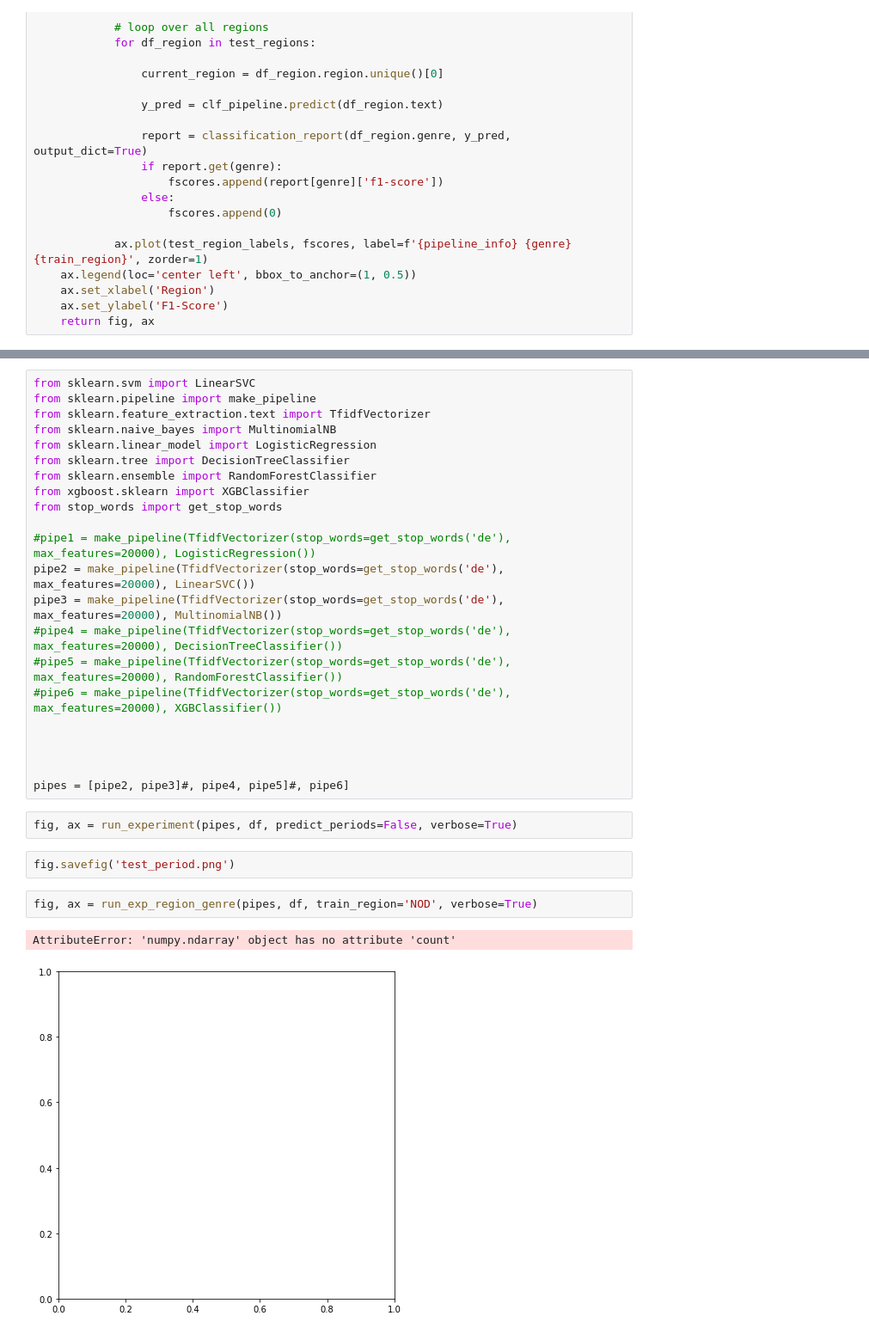
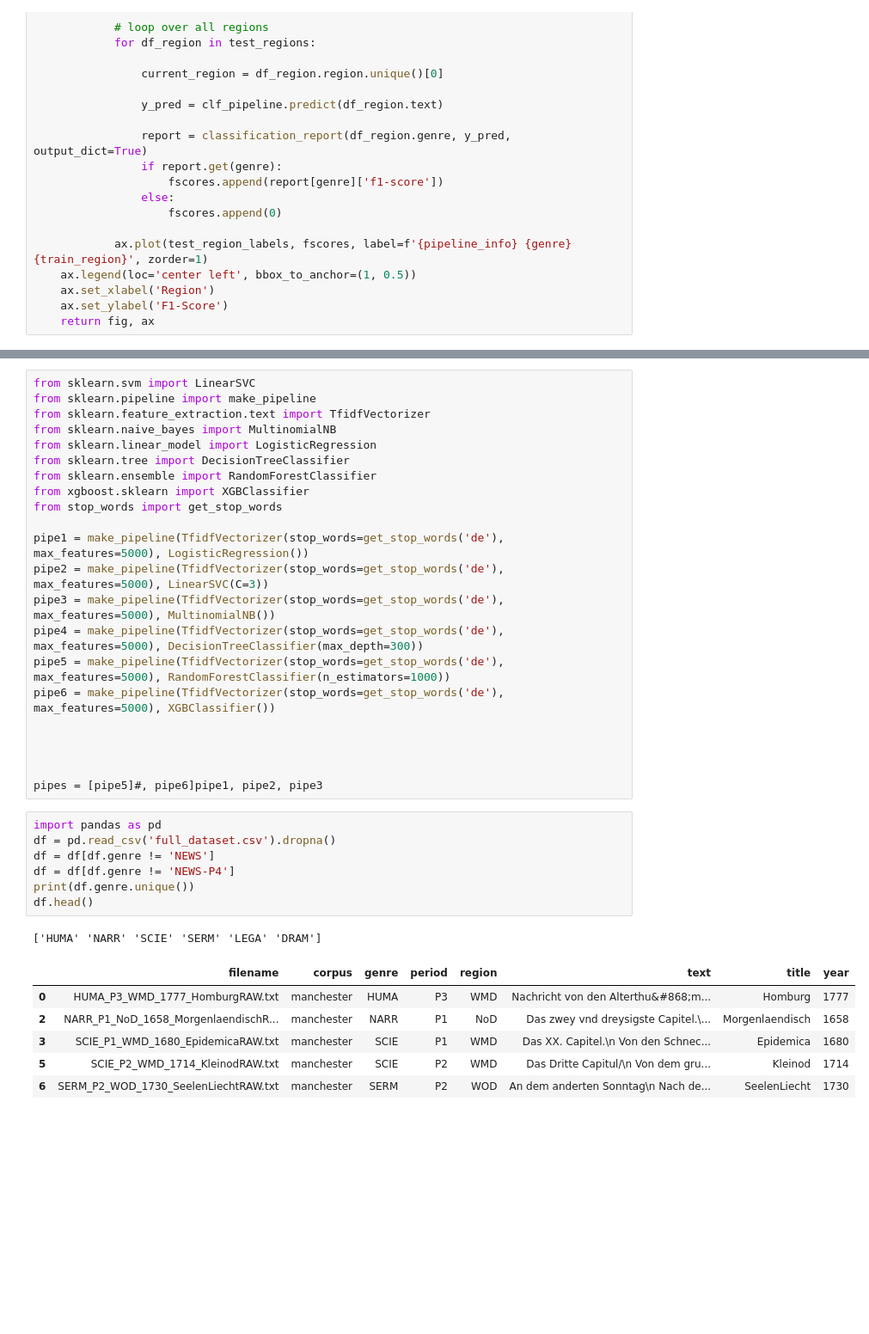
Before and after one commit to LennartKeller/TextklassifikationsProjekt2019, a Jupyter notebook: Concept.ipynb, the cells around one changed output, grey strips where cells are left out. Shown at 86% size. Saved outputs shown, nothing was run; the diff lists cells and outputs as text; blank space fills up the shorter version.

```diff
--- a/Concept.ipynb
+++ b/Concept.ipynb
@@ -339,24 +378,30 @@ from sklearn.ensemble import RandomForestClassifier
 from xgboost.sklearn import XGBClassifier
 from stop_words import get_stop_words
 
-#pipe1 = make_pipeline(TfidfVectorizer(stop_words=get_stop_words('de'), max_features=20000), LogisticRegression())
-pipe2 = make_pipeline(TfidfVectorizer(stop_words=get_stop_words('de'), max_features=20000), LinearSVC())
-pipe3 = make_pipeline(TfidfVectorizer(stop_words=get_stop_words('de'), max_features=20000), MultinomialNB())
-#pipe4 = make_pipeline(TfidfVectorizer(stop_words=get_stop_words('de'), max_features=20000), DecisionTreeClassifier())
-#pipe5 = make_pipeline(TfidfVectorizer(stop_words=get_stop_words('de'), max_features=20000), RandomForestClassifier())
-#pipe6 = make_pipeline(TfidfVectorizer(stop_words=get_stop_words('de'), max_features=20000), XGBClassifier())
+pipe1 = make_pipeline(TfidfVectorizer(stop_words=get_stop_words('de'), max_features=5000), LogisticRegression())
+pipe2 = make_pipeline(TfidfVectorizer(stop_words=get_stop_words('de'), max_features=5000), LinearSVC(C=3))
+pipe3 = make_pipeline(TfidfVectorizer(stop_words=get_stop_words('de'), max_features=5000), MultinomialNB())
+pipe4 = make_pipeline(TfidfVectorizer(stop_words=get_stop_words('de'), max_features=5000), DecisionTreeClassifier(max_depth=300))
+pipe5 = make_pipeline(TfidfVectorizer(stop_words=get_stop_words('de'), max_features=5000), RandomForestClassifier(n_estimators=1000))
+pipe6 = make_pipeline(TfidfVectorizer(stop_words=get_stop_words('de'), max_features=5000), XGBClassifier())
 
 
 
 
-pipes = [pipe2, pipe3]#, pipe4, pipe5]#, pipe6]
+pipes = [pipe5]#, pipe6]pipe1, pipe2, pipe3
-# %%
-fig, ax = run_experiment(pipes, df, predict_periods=False, verbose=True)
-# %%
-fig.savefig('test_period.png')
-# %%
-fig, ax = run_exp_region_genre(pipes, df, train_region='NOD', verbose=True)
-# %% [output]
-AttributeError: 'numpy.ndarray' object has no attribute 'count'
-[figure, removed]
+# %%
+import pandas as pd
+df = pd.read_csv('full_dataset.csv').dropna()
+df = df[df.genre != 'NEWS']
+df = df[df.genre != 'NEWS-P4']
+print(df.genre.unique())
+df.head()
+# %% [output]
+['HUMA' 'NARR' 'SCIE' 'SERM' 'LEGA' 'DRAM']
+|  | filename | corpus | genre | period | region | text | title | year |
+| 0 | HUMA_P3_WMD_1777_HomburgRAW.txt | manchester | HUMA | P3 | WMD | Nachricht von den Alterthu&#868;m... | Homburg | 1777 |
+| 2 | NARR_P1_NoD_1658_MorgenlaendischR... | manchester | NARR | P1 | NoD | Das zwey vnd dreysigste Capitel.\... | Morgenlaendisch | 1658 |
+| 3 | SCIE_P1_WMD_1680_EpidemicaRAW.txt | manchester | SCIE | P1 | WMD | Das XX. Capitel.\n Von den Schnec... | Epidemica | 1680 |
+| 5 | SCIE_P2_WMD_1714_KleinodRAW.txt | manchester | SCIE | P2 | WMD | Das Dritte Capitul/\n Von dem gru... | Kleinod | 1714 |
+| 6 | SERM_P2_WOD_1730_SeelenLiechtRAW.txt | manchester | SERM | P2 | WOD | An dem anderten Sonntag\n Nach de... | SeelenLiecht | 1730 |
 # %%
```
Also changed, not shown: parts of 9 cells of this notebook, 2 other files.
